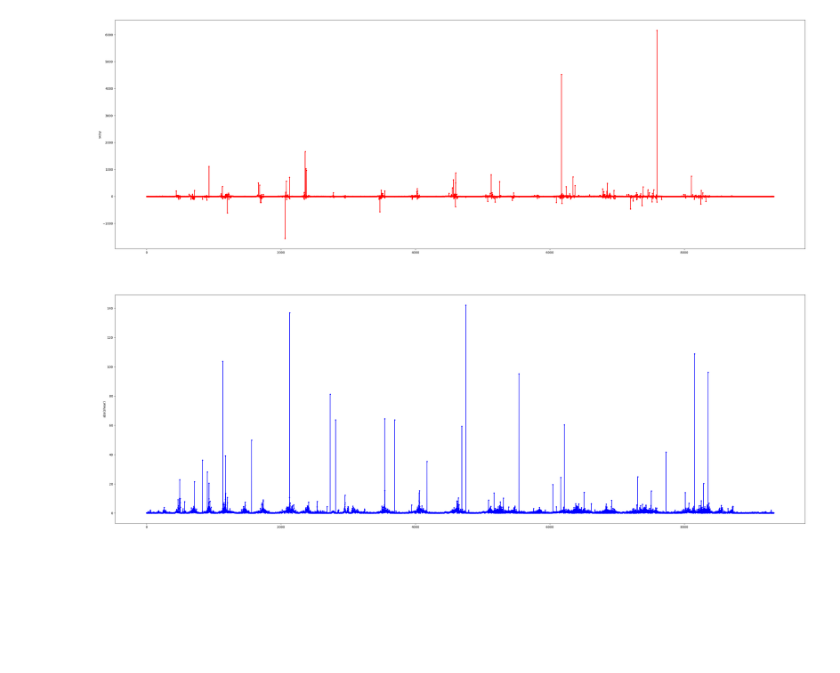
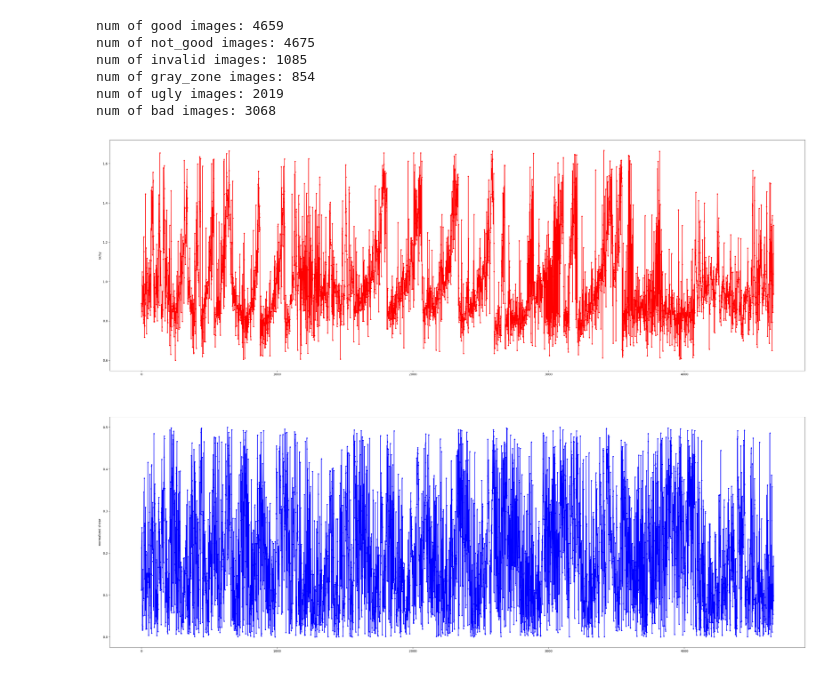
Before and after one commit to datjko/herox-competition, a Jupyter notebook: dataset_exploration.ipynb, the cells around one changed output. Cells and saved outputs as stored; diff of their text form; code cells hidden in the pictures; blank space fills up the shorter version.

Commit message:
cleaned extracted utility functions into dataset_utils.py

```diff
--- a/dataset_exploration.ipynb
+++ b/dataset_exploration.ipynb
@@ -218,0 +17,7 @@ def image_file_name_to_2d_cam_invariants(image_file_name):
+# %%
+# load the stuff. Please set up the following paths:
+prm_path_to_images = 'C:/p/herox/Data_Training'
+prm_path_to_labels = 'C:/p/herox/training_GT_labels.json'
+prm_path_to_results = 'C:/p/herox/results'
+
+utils.load_labels(path_to_images=prm_path_to_images, path_to_labels=prm_path_to_labels)
@@ -219,32 +49,45 @@ def image_file_name_to_2d_cam_invariants(image_file_name):
+# %%
+g_dict_of_image_lists = utils.generate_lists_of_image_file_names(utils.g_work_list_of_images, good=True)
+g_good_images = g_dict_of_image_lists['good']
+
+for k in g_dict_of_image_lists:
+    print('num of {} images: {}'.format(k, len(g_dict_of_image_lists[k])))
+# %% [output]
+num of good images: 4659
+num of not_good images: 4675
+num of invalid images: 1085
+num of gray_zone images: 854
+num of ugly images: 2019
+num of bad images: 3068
 # %%
 # let explore the camera invariants of images:
 
 def plot_cam_invariants(image_file_names, y_axis1=None, y_axis2=None, use_log1=False, use_log2=False):
     cam_invariants = np.array(
-        [image_file_name_to_2d_cam_invariants(image_file_name)
+        [utils.image_file_name_to_2d_cam_invariants(image_file_name)
          for image_file_name in image_file_names
         ],
         dtype = "float32")
 
     fig=plt.figure(figsize=(40, 30), dpi = 100)
     plt.subplot(2, 1, 1)
     if use_log1:
         plt.plot(np.log10(cam_invariants[:,0]), 'r.-')
     else:
         plt.plot(cam_invariants[:,0], 'r.-')
     plt.ylabel('sx/sy')
     if y_axis1:
         plt.axis([0, len(image_file_names), y_axis1[0], y_axis1[1]])
     plt.subplot(2, 1, 2)
     if use_log2:
         plt.plot(np.log10(cam_invariants[:,1]), 'r.-')
     else:
         plt.plot(cam_invariants[:,1], 'b.-')
-    plt.ylabel('abs(shear)')
+    plt.ylabel('normalized shear')
     if y_axis2:
-        plt.axis([0, len(work_list_of_images), y_axis2[0], y_axis2[1]])
+        plt.axis([0, len(image_file_names), y_axis2[0], y_axis2[1]])
     plt.show()
 
-plot_cam_invariants(work_list_of_images)
+plot_cam_invariants(g_good_images)
 # %% [output]
-[figure, old version]
+[figure, new version]
```
Also changed, not shown: parts of 15 cells of this notebook, 1 other file.
